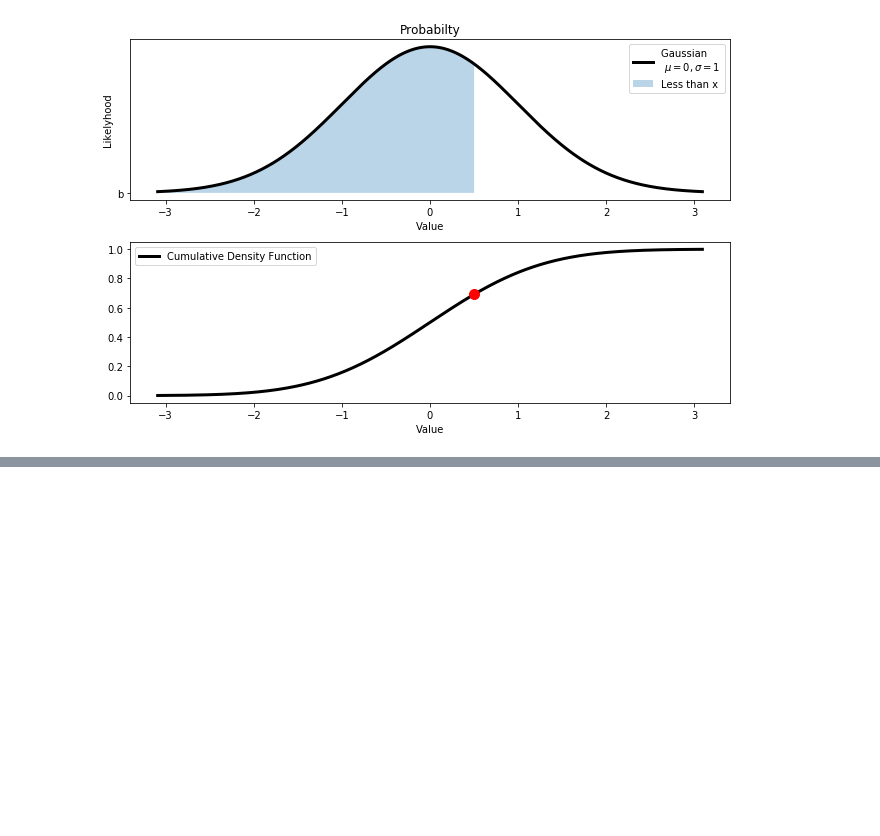
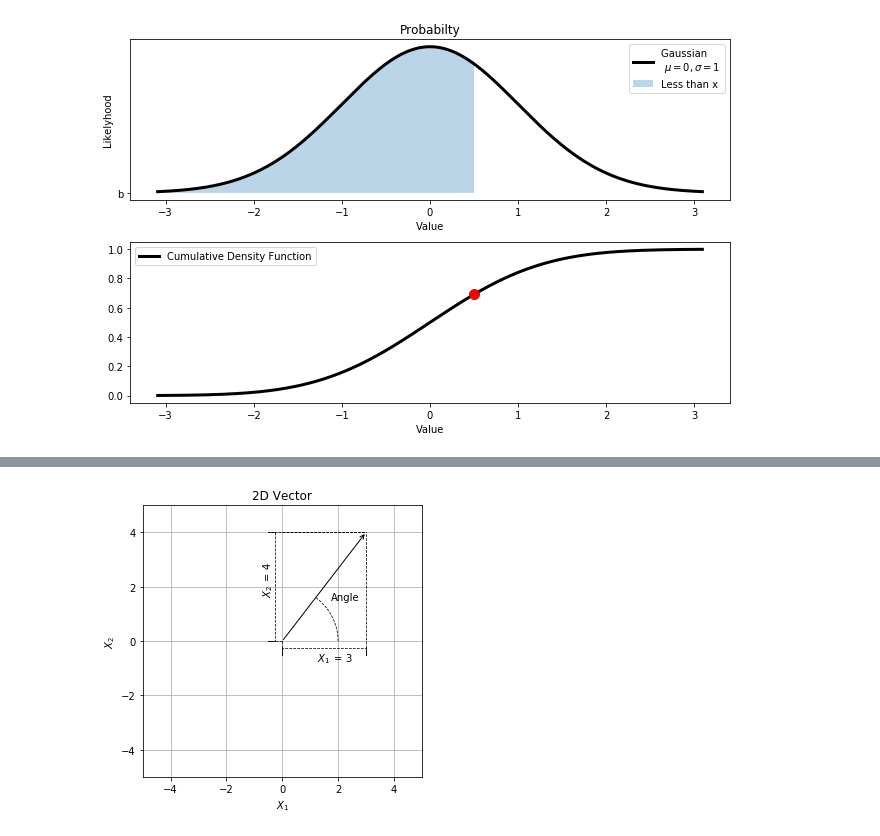
Before and after one commit to TheWylieStCoyote/Introduction_to_Signal_Processing_GRCon21, a Jupyter notebook: notebooks/Section_1_figures.ipynb, the cells around one changed output, grey strips where cells are left out. Drawn from its saved outputs; the diff is of its cells as text; code cells hidden in the pictures; blank space fills up the shorter version.

```diff
--- a/notebooks/Section_1_figures.ipynb
+++ b/notebooks/Section_1_figures.ipynb
@@ -224,0 +296,38 @@ plt.show()
+# %%
+import numpy as np
+import matplotlib.pyplot as plt
+
+V = np.array([[3,4], ])
+origin = np.array([[0, 0, 0],[0, 0, 0]]) # origin point
+fig, ax = plt.subplots(1, 1)
+fig.set_size_inches(5,5)
+
+#plt.quiver(*origin, V[:,0], V[:,1], color=['g',], scale=1, scale_units='inches')
+
+# X1 dimention
+ax.plot([0,0, 0, 3, 3, 3], [0,-0.5,-0.25, -0.25, -0.5, 4], '--k', lw=0.75)
+ax.text(1.25, -0.75, '$X_1 \: = \: 3$')
+
+ax.plot([0,-0.5,-0.25, -0.25, -0.5, 3], [0,0, 0, 4, 4, 4],  '--k', lw=0.75)
+ax.text(-0.75, 1.75, '$X_2 \: = \: 4$', rotation=90)
+
+theta = np.arctan(4./3)
+angle = np.linspace(0, theta, 100)
+a_x, a_y = 2*np.cos(angle), 2*np.sin(angle)
+ax.plot( a_x, a_y, '--k' , lw=0.75)
+ax.text(1.75, 1.5, 'Angle')
+
+
+ax.plot([0, 3], [4, 4], '--k', lw=0.75)
+#ax.annotate("", xy=(3, 4), xytext=(0, 0), arrowprops=dict(arrowstyle="->",  lw=3, color='g', ), )
+ax.annotate("", xy=(3, 4), xytext=(0, 0), color='green', arrowprops=dict(arrowstyle="->"))
+plt.xlim(-5, 5)
+plt.ylim(-5, 5)
+plt.xlabel('$X_1$')
+plt.ylabel('$X_2$')
+plt.title('2D Vector')
+plt.grid(True)
+plt.savefig('vector.png')
+plt.show()
+# %% [output]
+[figure, added]
```
Also changed, not shown: parts of 26 cells of this notebook, 15 other files.
